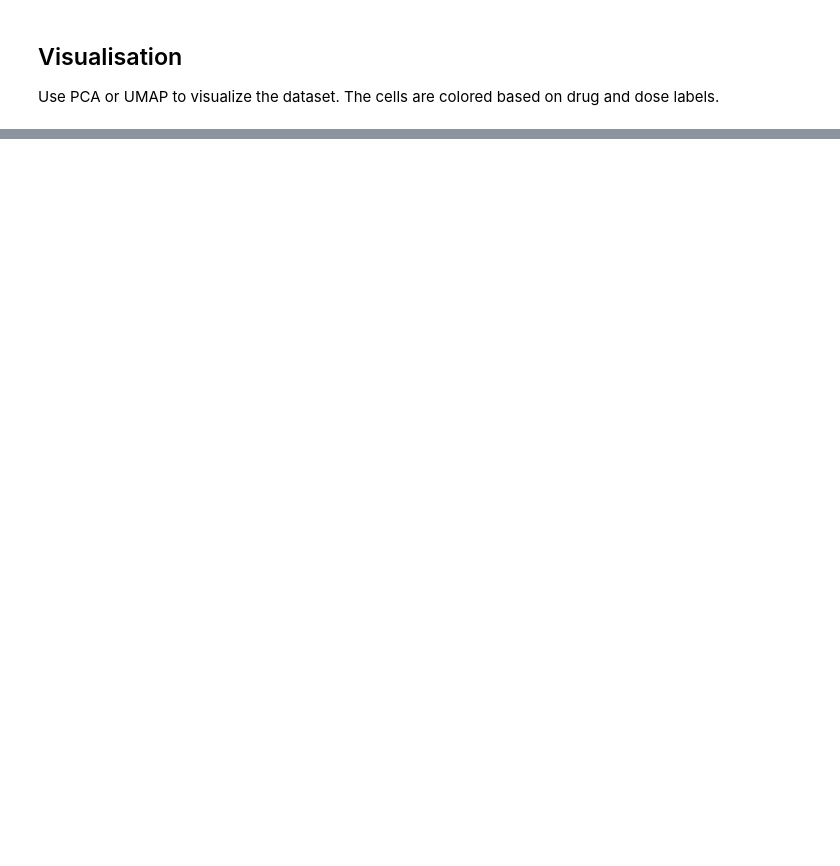
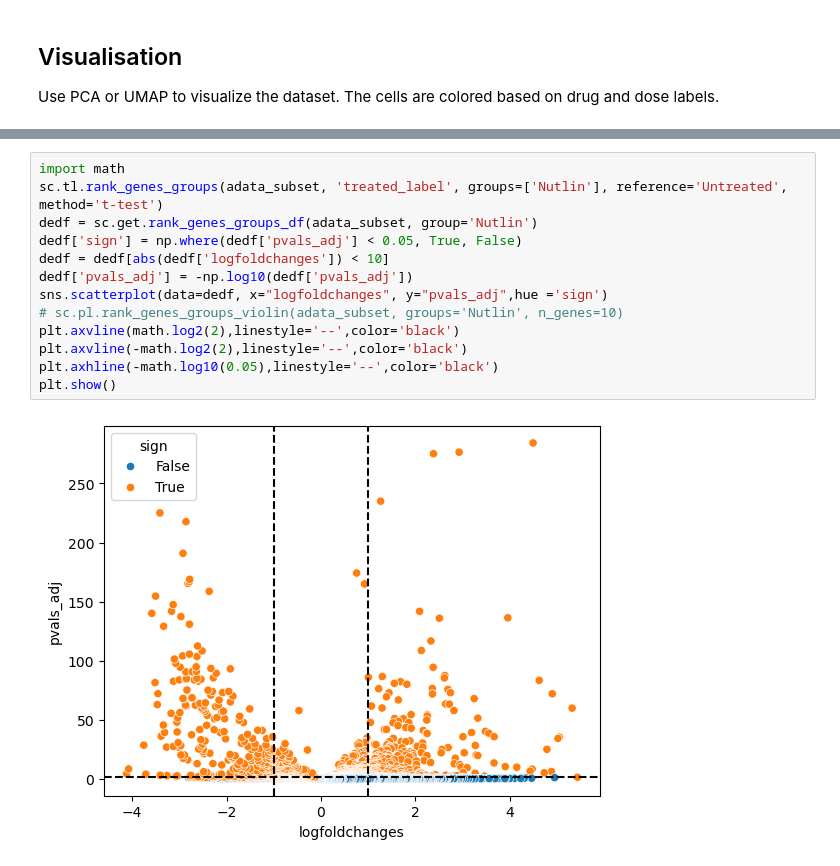
Before and after one commit to NiekBrouwer98/Prepare-sciplex-data, a Jupyter notebook: load_sciplex2.ipynb, the cells around one changed output, grey strips where cells are left out. Drawn from its saved outputs; the diff is of its cells as text; blank space fills up the shorter version.

```diff
--- a/load_sciplex2.ipynb
+++ b/load_sciplex2.ipynb
@@ -168,0 +226,15 @@ sc.pl.umap(adata, color='treated_label' )
+# %%
+import math
+sc.tl.rank_genes_groups(adata_subset, 'treated_label', groups=['Nutlin'], reference='Untreated', method='t-test')
+dedf = sc.get.rank_genes_groups_df(adata_subset, group='Nutlin')
+dedf['sign'] = np.where(dedf['pvals_adj'] < 0.05, True, False)
+dedf = dedf[abs(dedf['logfoldchanges']) < 10]
+dedf['pvals_adj'] = -np.log10(dedf['pvals_adj'])
+sns.scatterplot(data=dedf, x="logfoldchanges", y="pvals_adj",hue ='sign')
+# sc.pl.rank_genes_groups_violin(adata_subset, groups='Nutlin', n_genes=10)
+plt.axvline(math.log2(2),linestyle='--',color='black')
+plt.axvline(-math.log2(2),linestyle='--',color='black')
+plt.axhline(-math.log10(0.05),linestyle='--',color='black')
+plt.show()
+# %% [output]
+[figure, added]
```
Also changed, not shown: parts of 11 cells of this notebook, 4 other files.
